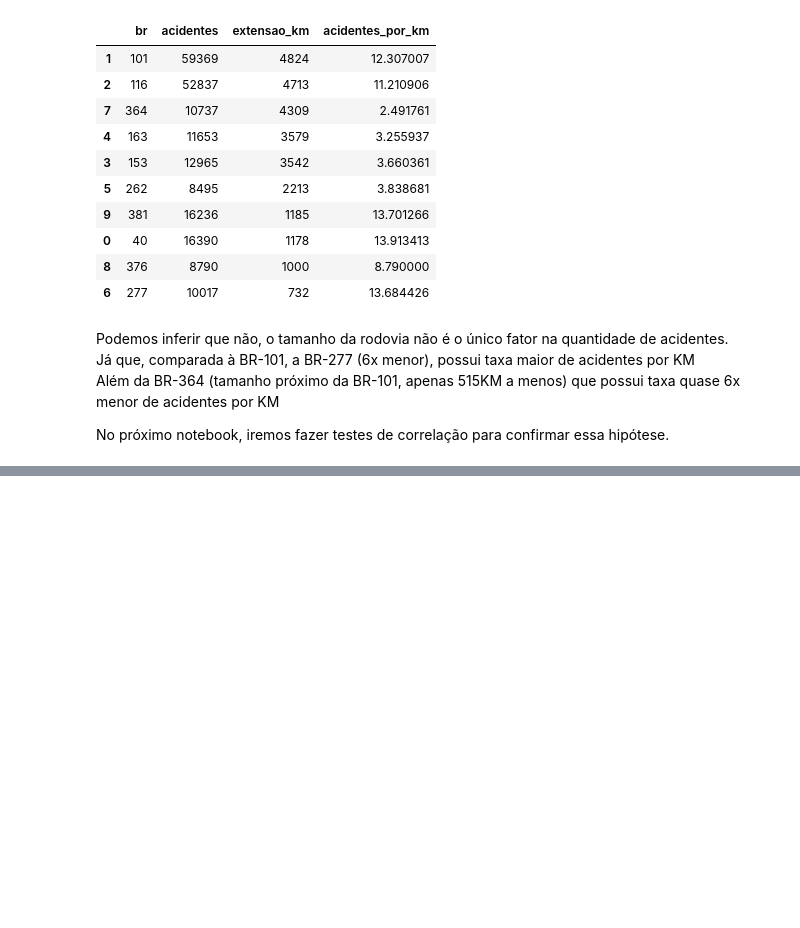
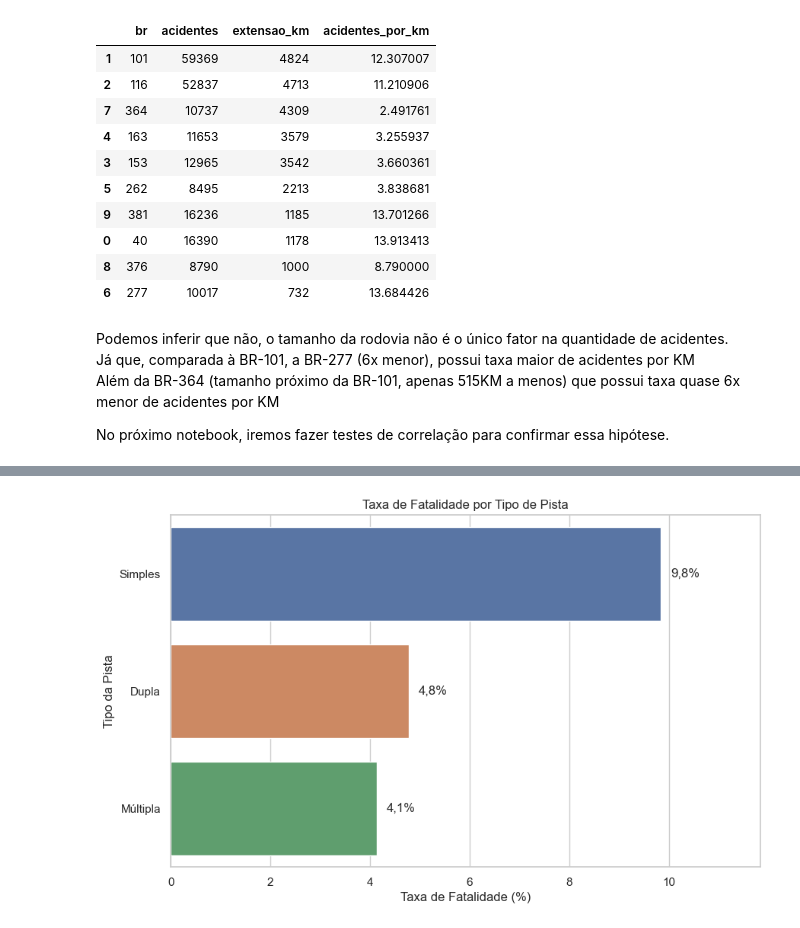
Before and after one commit to LucasMesquitaAlc/acidentes-prf-analise, a Jupyter notebook: notebooks/02_EDA.ipynb, the cells around one changed output, grey strips where cells are left out. Drawn from its saved outputs; the diff is of its cells as text; code cells hidden in the pictures; blank space fills up the shorter version.

```diff
--- a/notebooks/02_EDA.ipynb
+++ b/notebooks/02_EDA.ipynb
@@ -262,0 +283,16 @@ No próximo notebook, iremos fazer testes de correlação para confirmar essa hi
+# %%
+df_biv_pista = df.groupby('tipo_pista')['acidente_fatal'].mean()*100
+df_biv_pista = df_biv_pista.sort_values(ascending=False).reset_index()
+
+plt.figure(figsize=(10, 6))
+ax = sns.barplot(data=df_biv_pista, x='acidente_fatal', y='tipo_pista')
+for bar in ax.patches:
+    ax.text(bar.get_width() + 0.2, bar.get_y() + bar.get_height()/2,
+            f'{bar.get_width():.1f}%'.replace('.',','), va='center')
+ax.set_xlim(0, df_biv_pista['acidente_fatal'].max() + 2)
+plt.xlabel('Taxa de Fatalidade (%)')
+plt.ylabel('Tipo da Pista')
+plt.title('Taxa de Fatalidade por Tipo de Pista')
+plt.show()
+# %% [output]
+[figure, added]
```
Also changed, not shown: parts of 3 cells of this notebook.
